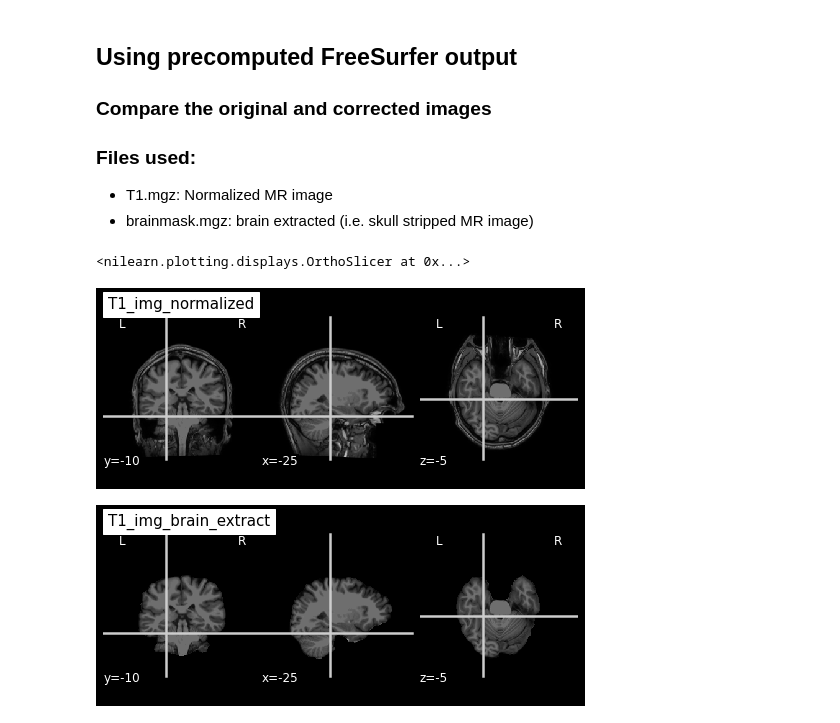
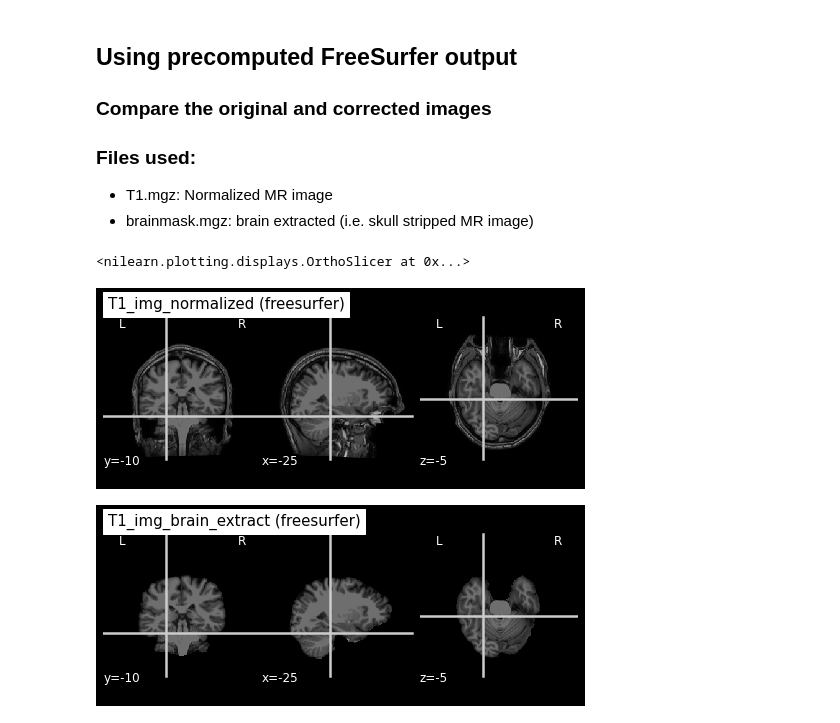
Before and after one commit to fishtree-attempt/SDC-BIDS-sMRI, a Jupyter notebook: code/2_sMRI_image_cleanup.ipynb, the cells around one changed output. Cells and saved outputs as stored; diff of their text form; code cells hidden in the pictures.

```diff
--- a/code/2_sMRI_image_cleanup.ipynb
+++ b/code/2_sMRI_image_cleanup.ipynb
@@ -31,7 +54,9 @@ import os
 local_data_dir = '../local_data/'
 
 subject_id = 'sub-0001' # pick 'sub-0001' or 'sub-0002'
-subject_T1 = local_data_dir + 'AOMIC/{}/anat/{}_T1w.nii.gz'.format(subject_id,subject_id)
+
+fmriprep_output_dir = local_data_dir + 'AOMIC/derivatives/fmriprep/{}/anat/'.format(subject_id)
+
 freesurfer_output_dir = local_data_dir + 'AOMIC/derivatives/freesurfer/{}/mri/'.format(subject_id)
 
 print('Using {}'.format(subject_id))
@@ -79,10 +119,6 @@ Using sub-0001
 T1_orig = freesurfer_output_dir + 'orig.mgz'
 T1_corrected = freesurfer_output_dir + 'nu.mgz'
 T1_normalized = freesurfer_output_dir + 'T1.mgz'
-
-T1_img_orig = nib.load(T1_orig)
-T1_img_corrected = nib.load(T1_corrected)
-T1_img_normalized = nib.load(T1_normalized)
 # %%
 cut_coords = (-25,-10,-5)
 plotting.plot_anat(T1_orig, title="T1_orig", cut_coords=cut_coords, vmax=255)
@@ -147,3 +183,18 @@ with sns.axes_style("whitegrid"):
 # print(brainextraction.cmdline)
 
 ##'antsBrainExtraction.sh -a T1.nii.gz -m ProbabilityMaskOfStudyTemplate.nii.gz -e study_template.nii.gz -d 3 -s nii.gz -o highres001_'
+# %%
+subject_T1_N4_corrected = fmriprep_output_dir + 'sub-0001_desc-preproc_T1w.nii.gz'
+subject_T1_brain_mask = fmriprep_output_dir + 'sub-0001_desc-brain_mask.nii.gz'
+
+T1_img_normalized = nib.load(subject_T1_N4_corrected)
+T1_img_brain_mask = nib.load(subject_T1_brain_mask)
+masked_data = T1_img_normalized.get_fdata() * T1_img_brain_mask.get_fdata()
+
+T1_img_brain_extract = nib.Nifti1Image(masked_data, T1_img_normalized.affine)
+
+cut_coords = (-25,-10,-5)
+
+plotting.plot_anat(T1_img_normalized, title="T1_img_normalized (fMRIPrep)", cut_coords=cut_coords)
+plotting.plot_anat(T1_img_brain_mask, title="T1_img_brain_mask (fMRIPrep)", cut_coords=cut_coords)
+plotting.plot_anat(T1_img_brain_extract, title="T1_img_brain_extract (fMRIPrep)", cut_coords=cut_coords)
@@ -164,9 +220,9 @@ T1_img_brain_extract = nib.load(T1_brain_extract)
 # %%
 cut_coords = (-25,-10,-5)
 
-plotting.plot_anat(T1_img_normalized, title="T1_img_normalized", cut_coords=cut_coords, vmax=255)
-plotting.plot_anat(T1_img_brain_extract, title="T1_img_brain_extract", cut_coords=cut_coords, vmax=255)
+plotting.plot_anat(T1_img_normalized, title="T1_img_normalized (freesurfer)", cut_coords=cut_coords, vmax=255)
+plotting.plot_anat(T1_img_brain_extract, title="T1_img_brain_extract (freesurfer)", cut_coords=cut_coords, vmax=255)
 # %% [output]
 <nilearn.plotting.displays.OrthoSlicer at 0x...>
-[figure, old version]
+[figure, new version]
-[figure, old version]
+[figure, new version]
```
Also changed, not shown: parts of 10 cells of this notebook, 11 other files.
